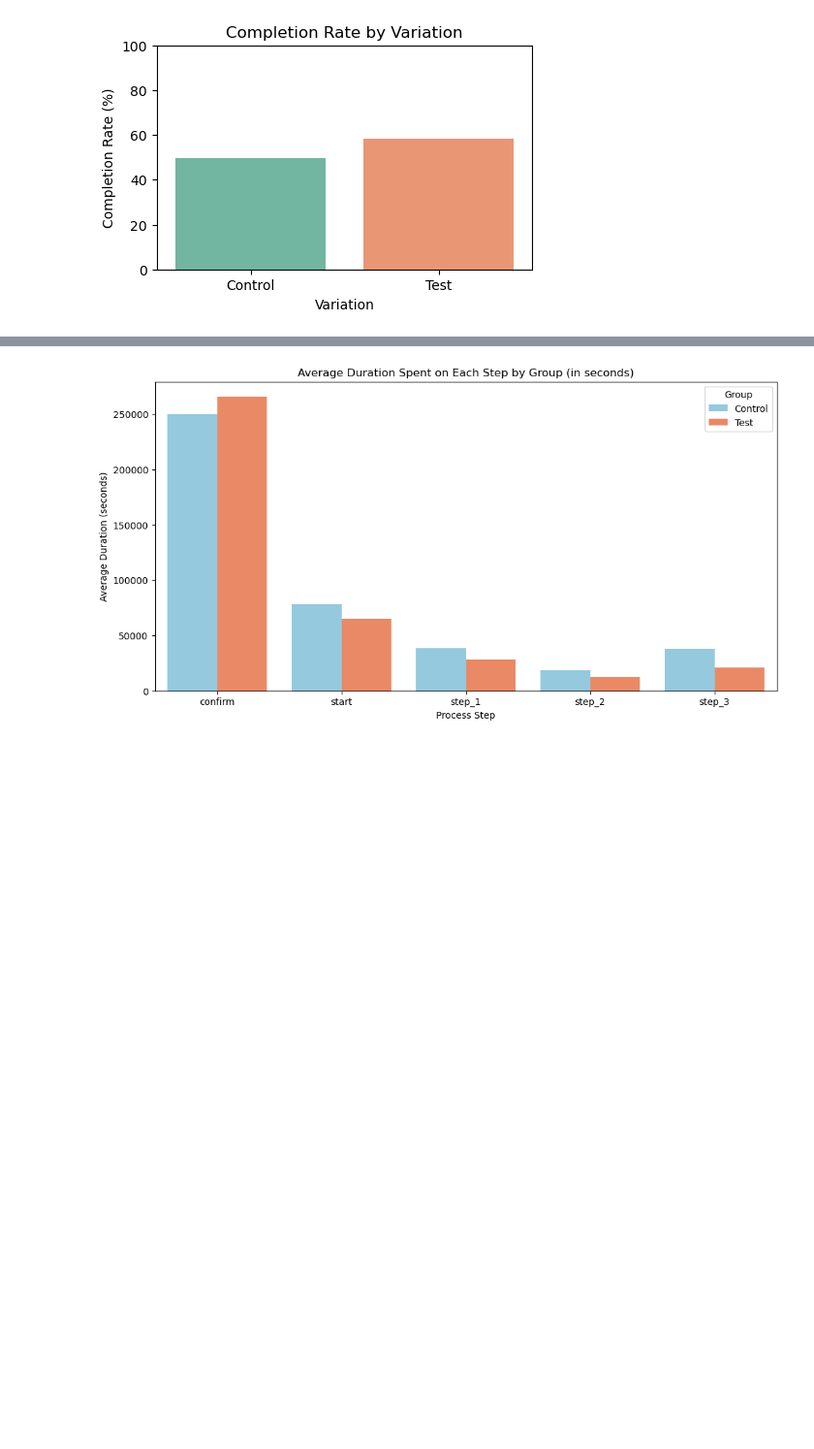
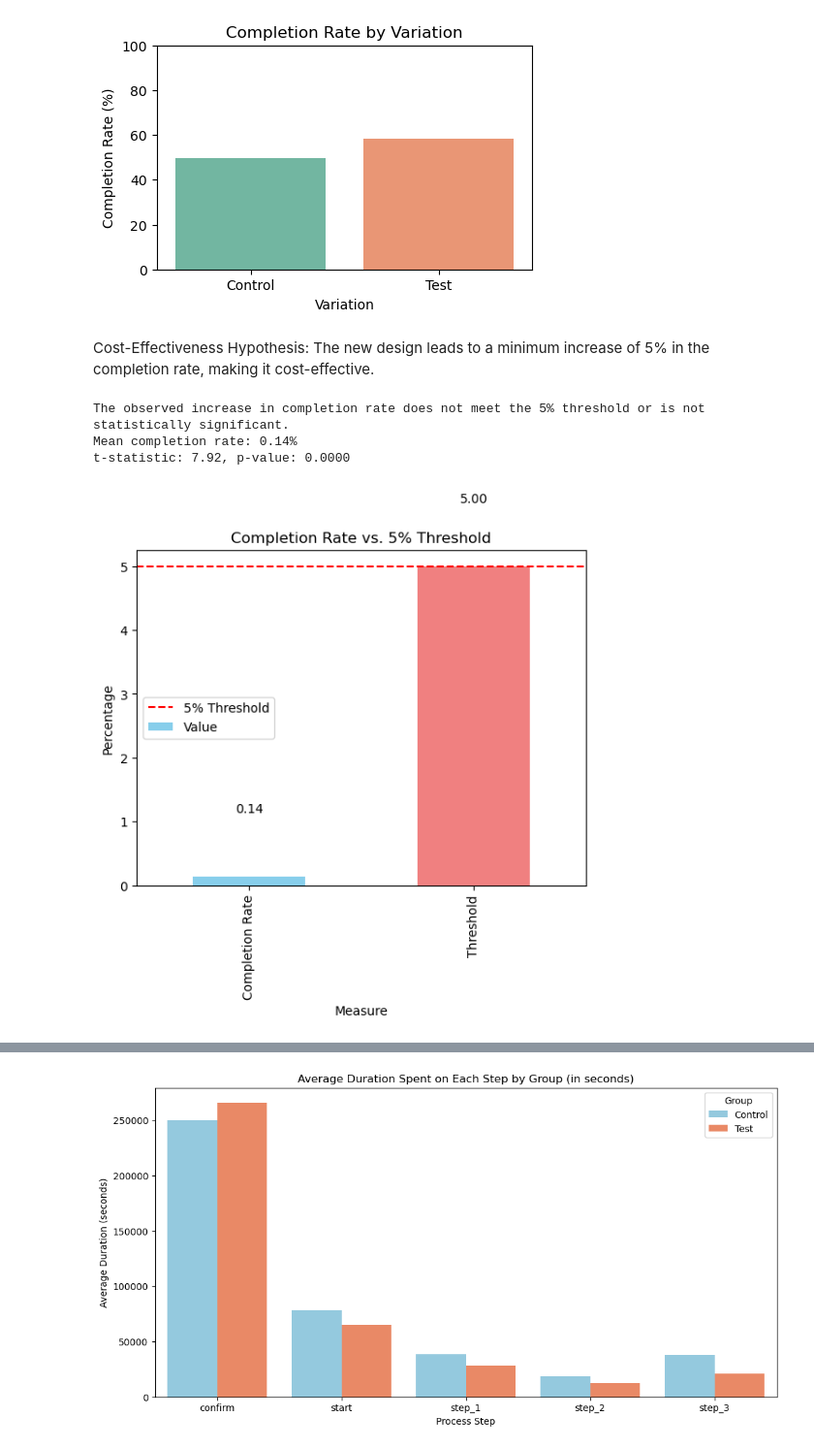
Before and after one commit to Josepdmo/PROJECT2, a Jupyter notebook: EXPLORATORY.ipynb, the cells around one changed output, grey strips where cells are left out. Shown: that part at 97% size. Cells and saved outputs as stored; diff of their text form; code cells hidden in the pictures; blank space fills up the shorter version.

```diff
--- a/EXPLORATORY.ipynb
+++ b/EXPLORATORY.ipynb
@@ -616,3 +585,5 @@ Passing `palette` without assigning `hue` is deprecated and will be removed in v
 
   sns.barplot(x='Variation', y='completion_rate', data=completion_data, palette='Set2')
 [figure]
+# %% [markdown]
+Cost-Effectiveness Hypothesis: The new design leads to a minimum increase of 5% in the completion rate, making it cost-effective.
@@ -619,3 +600,57 @@ Passing `palette` without assigning `hue` is deprecated and will be removed in v
+# %%
+# Define the completion criterion
+max_step = [variation_df['process_step'] == 'confirm']
+
+# Filter for clients that have the 'Test' variation
+test_clients = variation_df[variation_df['Variation'] == 'Test']
+
+# Identify completions based on the highest process_step
+test_clients['completion'] = test_clients['process_step'] == 'confirm'
+
+# Calculate the completion rate for each client
+completion_rate = test_clients.groupby('client_id')['completion'].mean()  # Convert to percentage
+print(completion_rate)
+# %%
+if completion_rate.mean() >= threshold and p_value < 0.05:
+    print("The observed increase in completion rate meets or exceeds the 5% threshold and is statistically significant.")
+else:
+    print("The observed increase in completion rate does not meet the 5% threshold or is not statistically significant.")
+
+# Print additional details
+print(f"Mean completion rate: {completion_rate.mean():.2f}%")
+print(f"t-statistic: {t_stat:.2f}, p-value: {p_value:.4f}")
+# %% [output]
+The observed increase in completion rate does not meet the 5% threshold or is not statistically significant.
+Mean completion rate: 0.14%
+t-statistic: 7.92, p-value: 0.0000
+# %%
+# Create a DataFrame for plotting
+results = pd.DataFrame({
+    'Measure': ['Completion Rate', 'Threshold'],
+    'Value': [completion_rate.mean(), threshold]
+})
+
+# Plotting
+fig, ax = plt.subplots()
+
+# Bar plot
+results.plot(kind='bar', x='Measure', y='Value', ax=ax, color=['skyblue', 'lightcoral'])
+
+# Add threshold line
+ax.axhline(y=threshold, color='r', linestyle='--', label='5% Threshold')
+
+# Adding annotations
+for index, row in results.iterrows():
+    ax.text(index, row['Value'] + 1, f"{row['Value']:.2f}", ha='center')
+
+# Titles and labels
+ax.set_title('Completion Rate vs. 5% Threshold')
+ax.set_ylabel('Percentage')
+ax.legend()
+
+plt.show()
+# %% [output]
+[figure, added]
 # %%
 # Calculate the observed increase in completion rate
 completion_rate_control = completion_data.loc[completion_data['Variation'] == 'Control', 'completion_rate'].values[0]
```
Also changed, not shown: parts of 34 cells of this notebook, 1 other file.
